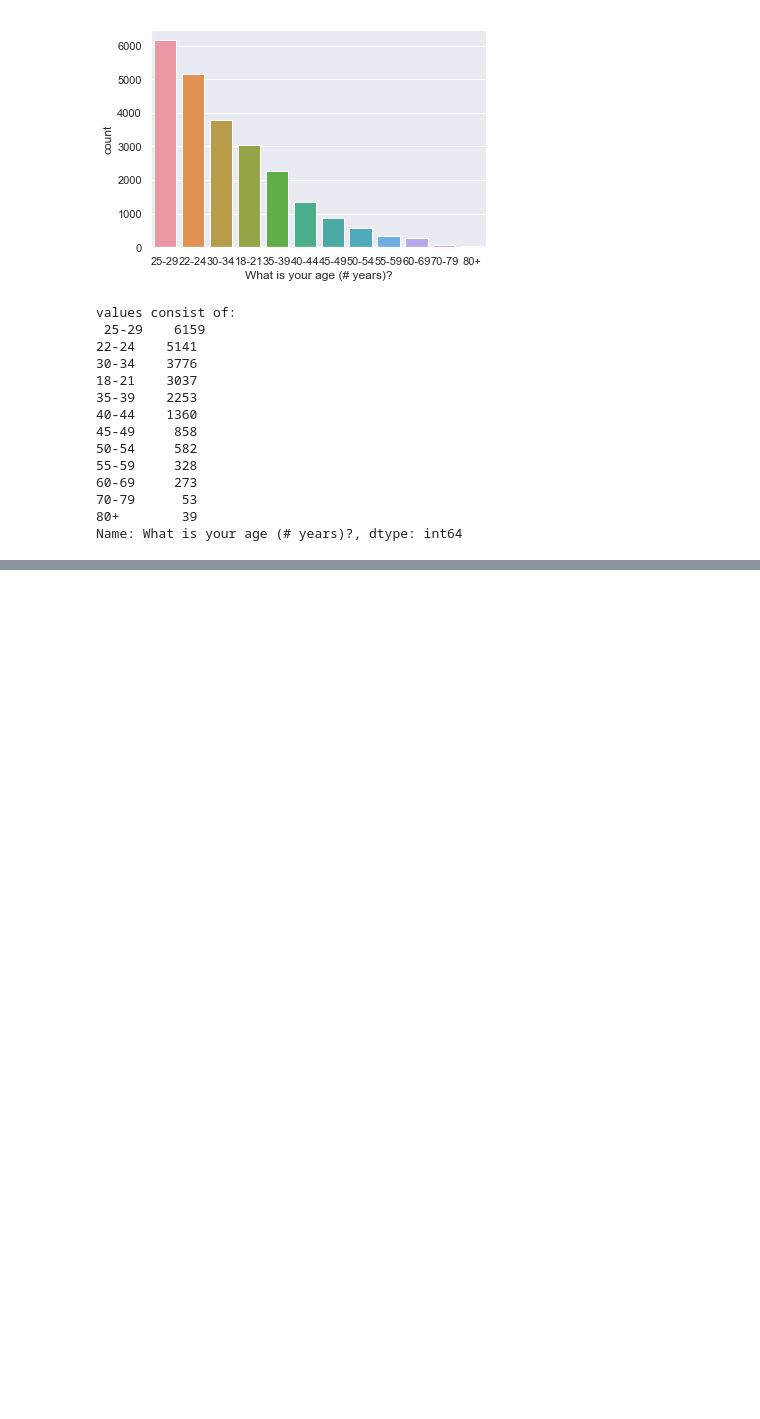
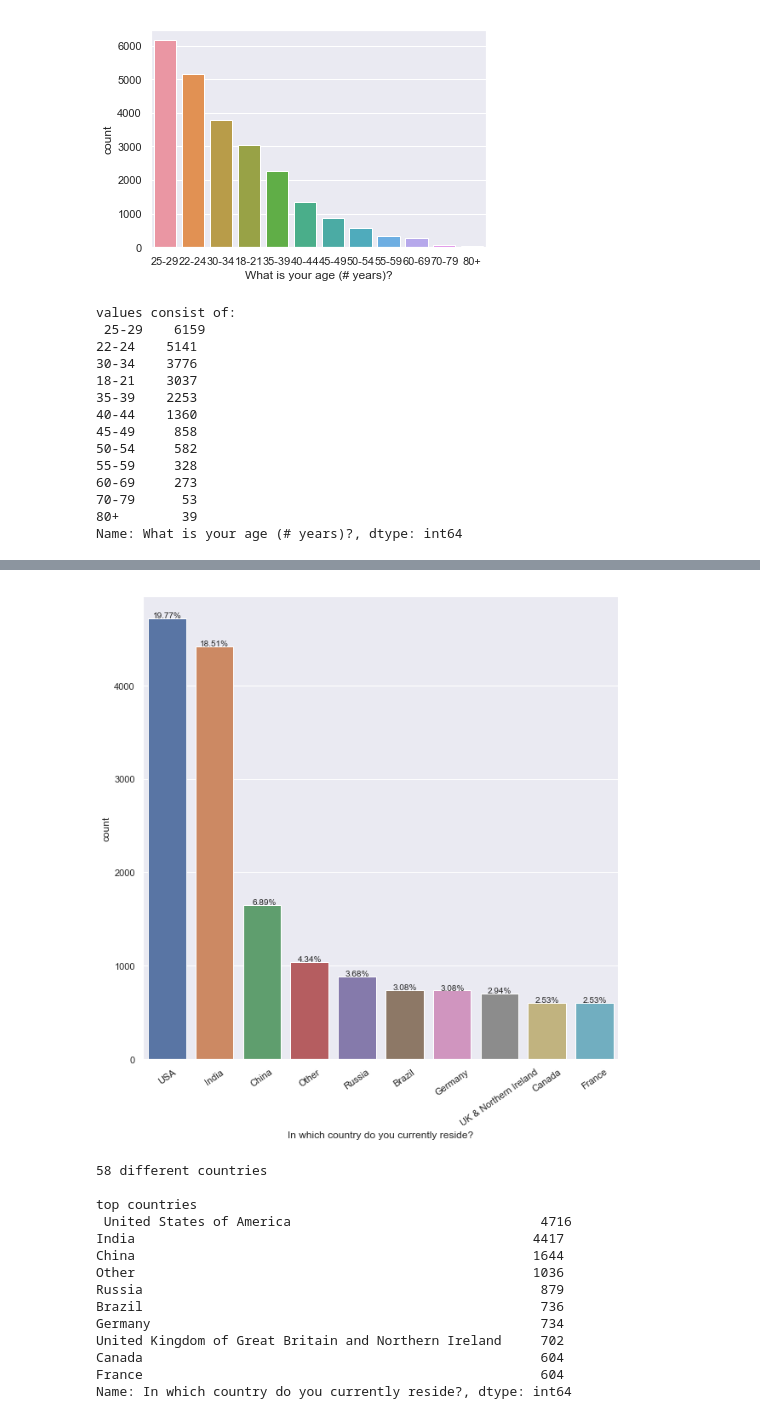
Before and after one commit to joechudzik/cosc4931-socialethicalimp-finalproj, a Jupyter notebook: DS Final.ipynb, the cells around one changed output, grey strips where cells are left out. Cells and saved outputs as stored; diff of their text form; code cells hidden in the pictures; blank space fills up the shorter version.

```diff
--- a/DS Final.ipynb
+++ b/DS Final.ipynb
@@ -547,0 +743,51 @@ Name: In which country do you currently reside?, dtype: int64
+# %%
+# countplot of countries
+
+f, ax = plt.subplots(figsize=(10,10))
+
+#group25to29 = round(((thosePeople.iloc[:,3].value_counts()[0]/len(thosePeople))*100), 2)
+#ax = sns.countplot(thosePeople.iloc[:,3], order=thosePeople.iloc[:,3].value_counts().index)
+#ax.text(-.55, 975, (str(group25to29)+'%'), fontsize=10)
+
+usa = round(((countries.value_counts()[0]/len(countries))*100), 2)
+india = round(((countries.value_counts()[1]/len(countries))*100), 2)
+china = round(((countries.value_counts()[2]/len(countries))*100), 2)
+other = round(((countries.value_counts()[3]/len(countries))*100), 2)
+russia = round(((countries.value_counts()[4]/len(countries))*100), 2)
+brazil = round(((countries.value_counts()[5]/len(countries))*100), 2)
+germany = round(((countries.value_counts()[6]/len(countries))*100), 2)
+uk = round(((countries.value_counts()[7]/len(countries))*100), 2)
+canada = round(((countries.value_counts()[8]/len(countries))*100), 2)
+france = round(((countries.value_counts()[9]/len(countries))*100), 2)
+ax.text(-.3, 4725, (str(usa)+'%'), fontsize=10)
+ax.text(.7, 4425, (str(india)+'%'), fontsize=10)
+ax.text(1.8, 1655, (str(china)+'%'), fontsize=10)
+ax.text(2.75, 1045, (str(other)+'%'), fontsize=10)
+ax.text(3.75, 890, (str(russia)+'%'), fontsize=10)
+ax.text(4.75, 745, (str(brazil)+'%'), fontsize=10)
+ax.text(5.75, 740, (str(germany)+'%'), fontsize=10)
+ax.text(6.75, 705, (str(uk)+'%'), fontsize=10)
+ax.text(7.75, 606, (str(canada)+'%'), fontsize=10)
+ax.text(8.75, 606, (str(france)+'%'), fontsize=10)
+sns.countplot(countries, order=countries.value_counts()[:10].index)
+ax.set_xticklabels(['USA', 'India', 'China', 'Other', 'Russia', 'Brazil', 'Germany', 'UK & Northern Ireland', 'Canada', 'France'])
+plt.xticks(rotation=35)
+plt.show()
+print(countries.value_counts().size, "different countries\n")
+print("top countries\n",countries.value_counts()[:10])
+# %% [output]
+[figure, added]
+58 different countries
+
+top countries
+ United States of America                                4716
+India                                                   4417
+China                                                   1644
+Other                                                   1036
+Russia                                                   879
+Brazil                                                   736
+Germany                                                  734
+United Kingdom of Great Britain and Northern Ireland     702
+Canada                                                   604
+France                                                   604
+Name: In which country do you currently reside?, dtype: int64
```
Also changed, not shown: parts of 19 cells of this notebook.
